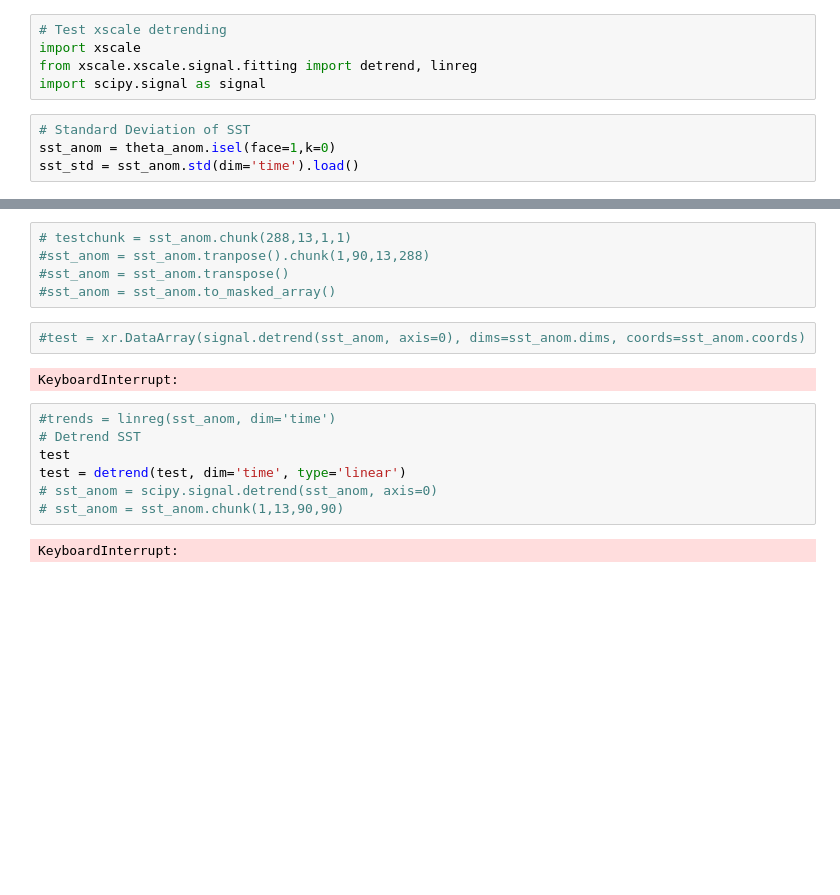
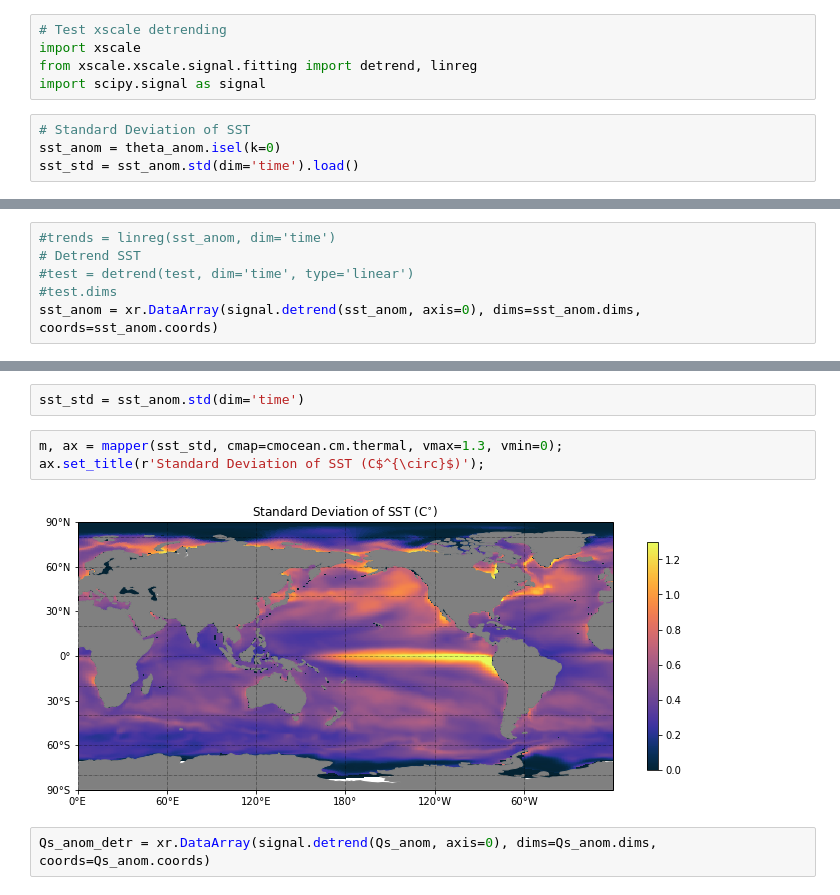
Before and after one commit to cpatrizio88/pangeo_ECCO, a Jupyter notebook: test_ecco.ipynb, the cells around one changed output, grey strips where cells are left out. Saved outputs shown, nothing was run; the diff lists cells and outputs as text; blank space fills up the shorter version.

Commit message:
testing scipy detrend

```diff
--- a/test_ecco.ipynb
+++ b/test_ecco.ipynb
@@ -410,5 +430,5 @@ from xscale.xscale.signal.fitting import detrend, linreg
 import scipy.signal as signal
 # %%
 # Standard Deviation of SST
-sst_anom = theta_anom.isel(face=1,k=0)
+sst_anom = theta_anom.isel(k=0)
 sst_std = sst_anom.std(dim='time').load()
@@ -414,0 +461,6 @@ sst_std = sst_anom.std(dim='time').load()
+# %%
+#trends = linreg(sst_anom, dim='time')
+# Detrend SST
+#test = detrend(test, dim='time', type='linear')
+#test.dims
+sst_anom = xr.DataArray(signal.detrend(sst_anom, axis=0), dims=sst_anom.dims, coords=sst_anom.coords)
@@ -417,18 +493,9 @@ test = sst_anom.chunk({'time':288, 'i':1})
-# %%
-# testchunk = sst_anom.chunk(288,13,1,1)
-#sst_anom = sst_anom.tranpose().chunk(1,90,13,288)
-#sst_anom = sst_anom.transpose()
-#sst_anom = sst_anom.to_masked_array()
+# %%
+sst_std = sst_anom.std(dim='time')
+# %%
+m, ax = mapper(sst_std, cmap=cmocean.cm.thermal, vmax=1.3, vmin=0);
+ax.set_title(r'Standard Deviation of SST (C$^{\circ}$)');
+# %% [output]
+[figure, added]
 # %%
-#test = xr.DataArray(signal.detrend(sst_anom, axis=0), dims=sst_anom.dims, coords=sst_anom.coords)
+Qs_anom_detr = xr.DataArray(signal.detrend(Qs_anom, axis=0), dims=Qs_anom.dims, coords=Qs_anom.coords)
-# %% [output]
-KeyboardInterrupt:
-# %%
-#trends = linreg(sst_anom, dim='time')
-# Detrend SST
-test
-test = detrend(test, dim='time', type='linear')
-# sst_anom = scipy.signal.detrend(sst_anom, axis=0)
-# sst_anom = sst_anom.chunk(1,13,90,90)
-# %% [output]
-KeyboardInterrupt:
```
Also changed, not shown: parts of 12 cells of this notebook.
